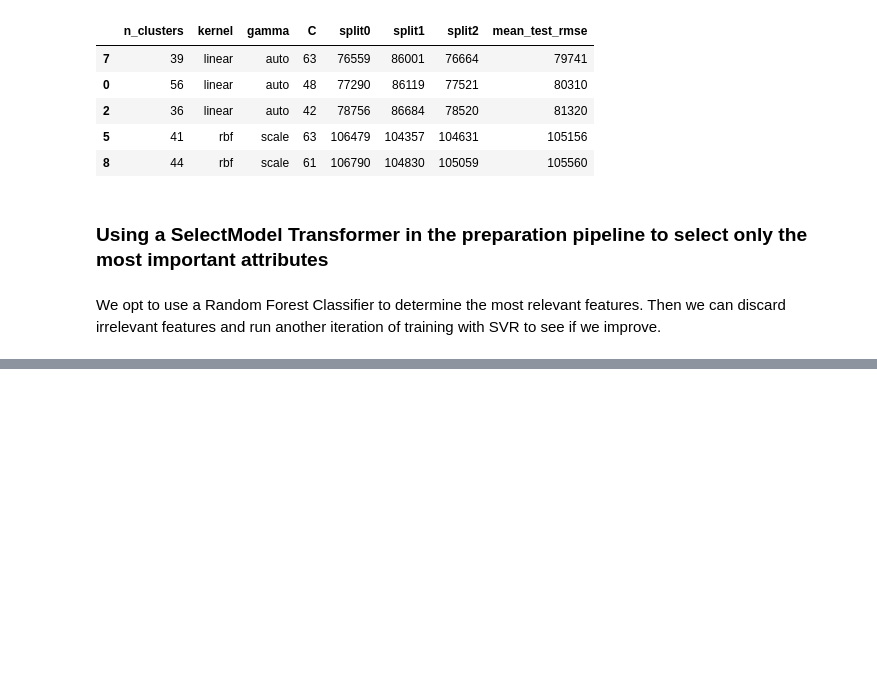
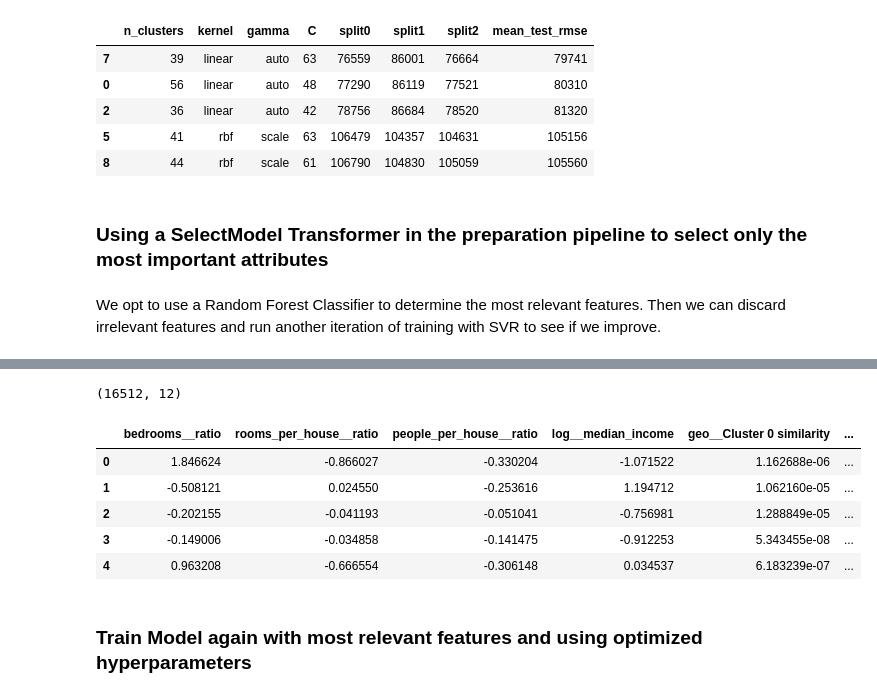
Before and after one commit to igolas0/Predicting-California-Housing-Prices, a Jupyter notebook: Predicting_California_Housing_Prices.ipynb, the cells around one changed output, grey strips where cells are left out. Cells and saved outputs as stored; diff of their text form; code cells hidden in the pictures; blank space fills up the shorter version.

```diff
--- a/Predicting_California_Housing_Prices.ipynb
+++ b/Predicting_California_Housing_Prices.ipynb
@@ -752,0 +685,4 @@ preprocessing = ColumnTransformer([
+# %%
+estimator = RandomForestRegressor(random_state=42, max_features = 9)
+
+selector = SelectFromModel(estimator).fit(housing_prepared_df, housing_labels)
@@ -752,0 +703,19 @@ preprocessing = ColumnTransformer([
+# %%
+housing_selected = selector.transform(housing_prepared_df)
+# %%
+housing_selected.shape
+# %% [output]
+(16512, 12)
+# %%
+housing_selected_df = pd.DataFrame(housing_selected, columns=selector.get_feature_names_out())
+# %%
+housing_selected_df.head()
+# %% [output]
+|  | bedrooms__ratio | rooms_per_house__ratio | people_per_house__ratio | log__median_income | geo__Cluster 0 similarity | ... |
+| 0 | 1.846624 | -0.866027 | -0.330204 | -1.071522 | 1.162688e-06 | ... |
+| 1 | -0.508121 | 0.024550 | -0.253616 | 1.194712 | 1.062160e-05 | ... |
+| 2 | -0.202155 | -0.041193 | -0.051041 | -0.756981 | 1.288849e-05 | ... |
+| 3 | -0.149006 | -0.034858 | -0.141475 | -0.912253 | 5.343455e-08 | ... |
+| 4 | 0.963208 | -0.666554 | -0.306148 | 0.034537 | 6.183239e-07 | ... |
+# %% [markdown]
+### Train Model again with most relevant features and using optimized hyperparameters
```
Also changed, not shown: parts of 14 cells of this notebook.
